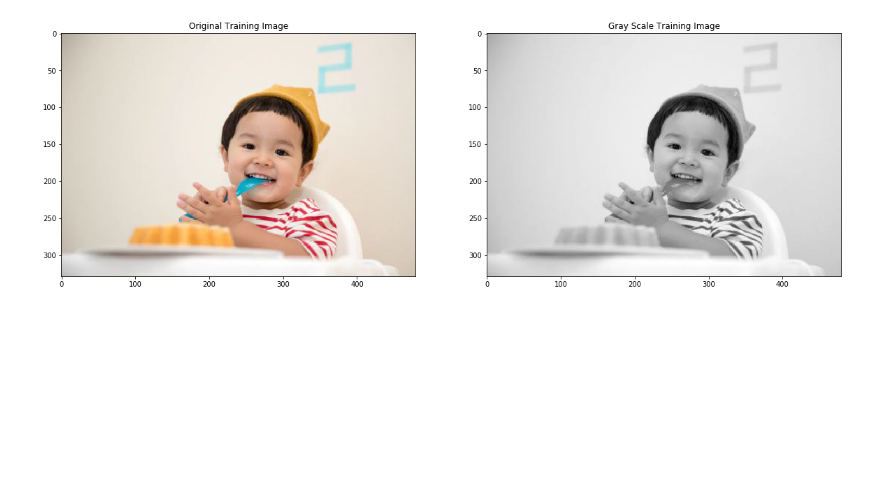
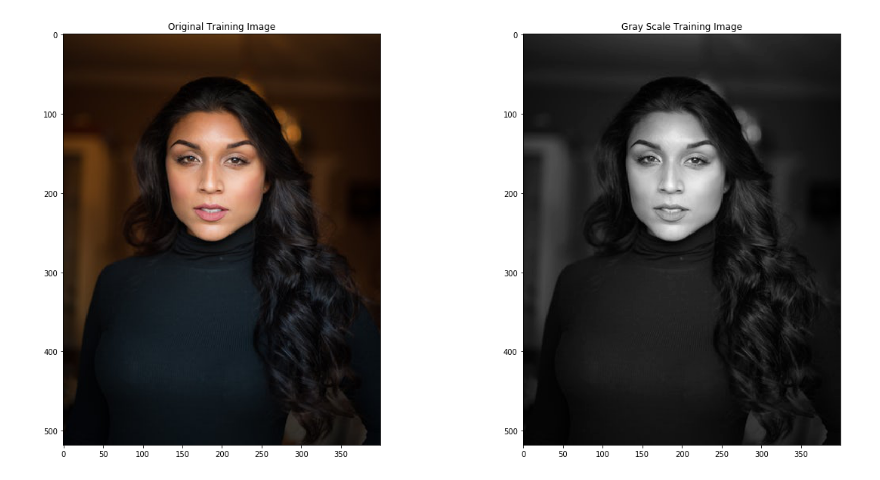
Before and after one commit to sethbunke/Computer-Vision-Starter, a Jupyter notebook: ORB.ipynb, the cells around one changed output. Saved outputs shown, nothing was run; the diff lists cells and outputs as text; code cells hidden in the pictures; blank space fills up the shorter version.

```diff
--- a/ORB.ipynb
+++ b/ORB.ipynb
@@ -6,27 +6,27 @@ import matplotlib.pyplot as plt
 # %%
 # Set the default figure size
 plt.rcParams['figure.figsize'] = [20,10]
 
-img_path = '.\images\kid.jpg' # '.\images\test2.jpg' #'.\images\kid.jpg' #'images/faces.png'
+img_path = '.\images\w3.jpg' # '.\images\kid.jpg' # '.\images\test2.jpg' #'.\images\kid.jpg' #'images/faces.png'
 # Load the training image
 image = cv2.imread(img_path)
 
 # Convert the training image to RGB
 training_image = cv2.cvtColor(image, cv2.COLOR_BGR2RGB)
 
 # Convert the training image to gray Scale
 training_gray = cv2.cvtColor(image, cv2.COLOR_BGR2GRAY)
 
 # Display the images
 plt.subplot(121)
 plt.title('Original Training Image')
 plt.imshow(training_image)
 plt.subplot(122)
 plt.title('Gray Scale Training Image')
 plt.imshow(training_gray, cmap = 'gray')
 plt.show()
 # %% [output]
-[figure, old version]
+[figure, new version]
 # %%
 # Import copy to make copies of the training image
 import copy
```
Also changed, not shown: parts of 1 cell of this notebook, 19 other files.
